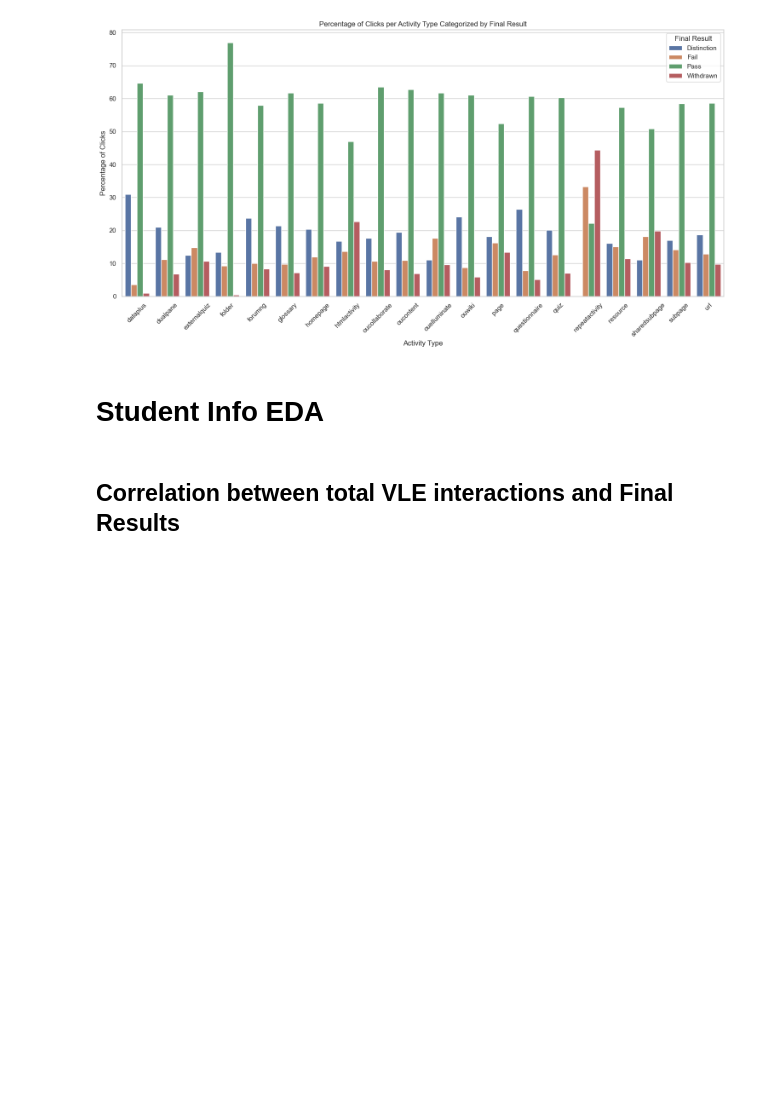
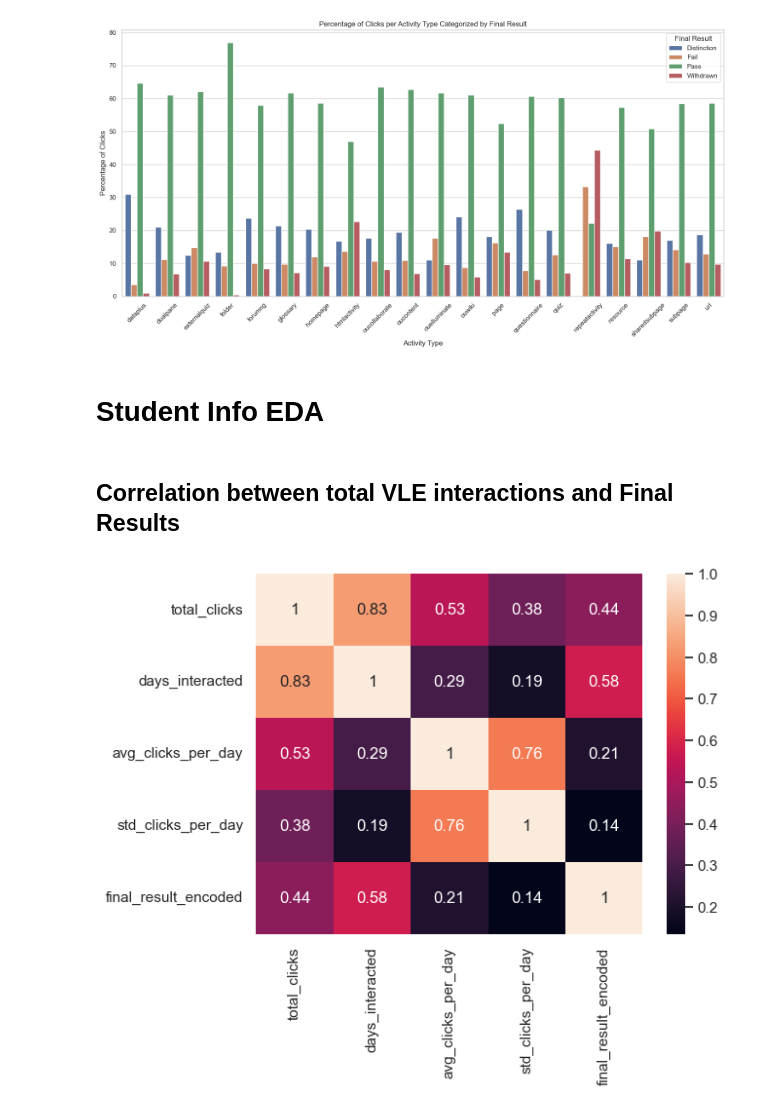
Before and after one commit to Timorun/EngBackend, a Jupyter notebook: analyticspy/OULADanalysis.ipynb, the cells around one changed output. Saved outputs shown, nothing was run; the diff lists cells and outputs as text; code cells hidden in the pictures; blank space fills up the shorter version.

```diff
--- a/analyticspy/OULADanalysis.ipynb
+++ b/analyticspy/OULADanalysis.ipynb
@@ -224,30 +224,62 @@ student_info.head()
 # %% [markdown]
 ## Correlation between total VLE interactions and Final Results
 # %%
-# Aggregating the VLE interaction data per student
-vle_agg = student_vle.groupby(['id_student', 'code_module', 'code_presentation']).agg(total_clicks=pd.NamedAgg(column='sum_click', aggfunc='sum')).reset_index()
+agg_features = student_vle.groupby(['id_student', 'code_module', 'code_presentation'], observed=False).agg(
+        total_clicks=pd.NamedAgg(column='sum_click', aggfunc='sum'),
+        avg_clicks_per_day=pd.NamedAgg(column='sum_click', aggfunc='mean'),
+        days_interacted=pd.NamedAgg(column='date', aggfunc=lambda x: len(set(x))),
+        std_clicks_per_day=pd.NamedAgg(column='sum_click', aggfunc='std')
+    ).reset_index()
 
-# Merging the aggregated VLE data with the student information data
-merged_data = pd.merge(vle_agg, student_info, on=['id_student', 'code_module', 'code_presentation'])
+merged_data = pd.merge(agg_features, student_info, on=['id_student', 'code_module', 'code_presentation']).reset_index()
 
 # Encoding the final_result
-result_encoding = {'Pass': 1, 'Fail': 0, 'Withdrawn': -1, 'Distinction': 2}
+result_encoding = {'Withdrawn': 0, 'Fail': 1, 'Pass': 2, 'Distinction': 3}
 merged_data['final_result_encoded'] = merged_data['final_result'].map(result_encoding)
 
-# Calculating the correlation
-correlation = merged_data[['total_clicks', 'final_result_encoded']].corr()
-# The result will be a DataFrame showing the correlation coefficients
-print(correlation)
+correlation = merged_data[['total_clicks', 'days_interacted', 'avg_clicks_per_day', 'std_clicks_per_day', 'final_result_encoded']].corr()
+
+sns.heatmap(correlation, annot=True)
+plt.show()
+
+
+# # Calculating the correlation
+# correlationclicks = merged_data[['total_clicks', 'final_result_encoded']].corr()
+# correlationdays = merged_data[['days_interacted', 'final_result_encoded']].corr()
+# correlationavg = merged_data[['avg_clicks_per_day', 'final_result_encoded']].corr()
+# correlationstd = merged_data[['std_clicks_per_day', 'final_result_encoded']].corr()
+
+# # Extracting the relevant correlation coefficients
+# corr_total_clicks = correlationclicks.loc['total_clicks', 'final_result_encoded']
+# corr_days_interacted = correlationdays.loc['days_interacted', 'final_result_encoded']
+# corr_avg_clicks_per_day = correlationavg.loc['avg_clicks_per_day', 'final_result_encoded']
+# corr_std_clicks_per_day = correlationstd.loc['std_clicks_per_day', 'final_result_encoded']
+#
+# # Creating the correlation table
+# correlation_table = pd.DataFrame({
+#     'Total Clicks': [corr_total_clicks],
+#     'Active Days': [corr_days_interacted],
+#     'Avg Clicks p/d': [corr_avg_clicks_per_day],
+#     'StD of Clicks p/d': [corr_std_clicks_per_day]
+# }, index=['Final Result'])
+#
+# # Printing the correlation table
+# print("Correlation Table with Final Result")
+# print(correlation_table)
+
+
 
 # Plotting the correlation between total clicks and final result
-sns.set(style="whitegrid")
-plt.figure(figsize=(10, 6))
-sns.scatterplot(data=merged_data, x='total_clicks', y='final_result_encoded', alpha=0.5)
+# sns.set(style="whitegrid")
+# plt.figure(figsize=(10, 6))
+# sns.scatterplot(data=merged_data, x='total_clicks', y='final_result_encoded', alpha=0.5)
 
-plt.title('Correlation between Total VLE Interactions and Final Results')
-plt.xlabel('Total Number of Clicks (VLE Interactions)')
-plt.ylabel('Final Result (Encoded)')
-plt.xticks(rotation=45)
-plt.yticks([-1, 0, 1, 2], ['Withdrawn', 'Fail', 'Pass', 'Distinction'])
-plt.savefig(f"{images_dir}/studentvle-finalres.png")
-plt.show()
+# plt.title('Correlation between Total VLE Interactions and Final Results')
+# plt.xlabel('Total Number of Clicks (VLE Interactions)')
+# plt.ylabel('Final Result (Encoded)')
+# plt.xticks(rotation=45)
+# plt.yticks([-1, 0, 1, 2], ['Withdrawn', 'Fail', 'Pass', 'Distinction'])
+# plt.savefig(f"{images_dir}/studentvle-finalres.png")
+# plt.show()
+# %% [output]
+[figure, added]
```
Also changed, not shown: 2 other files.
